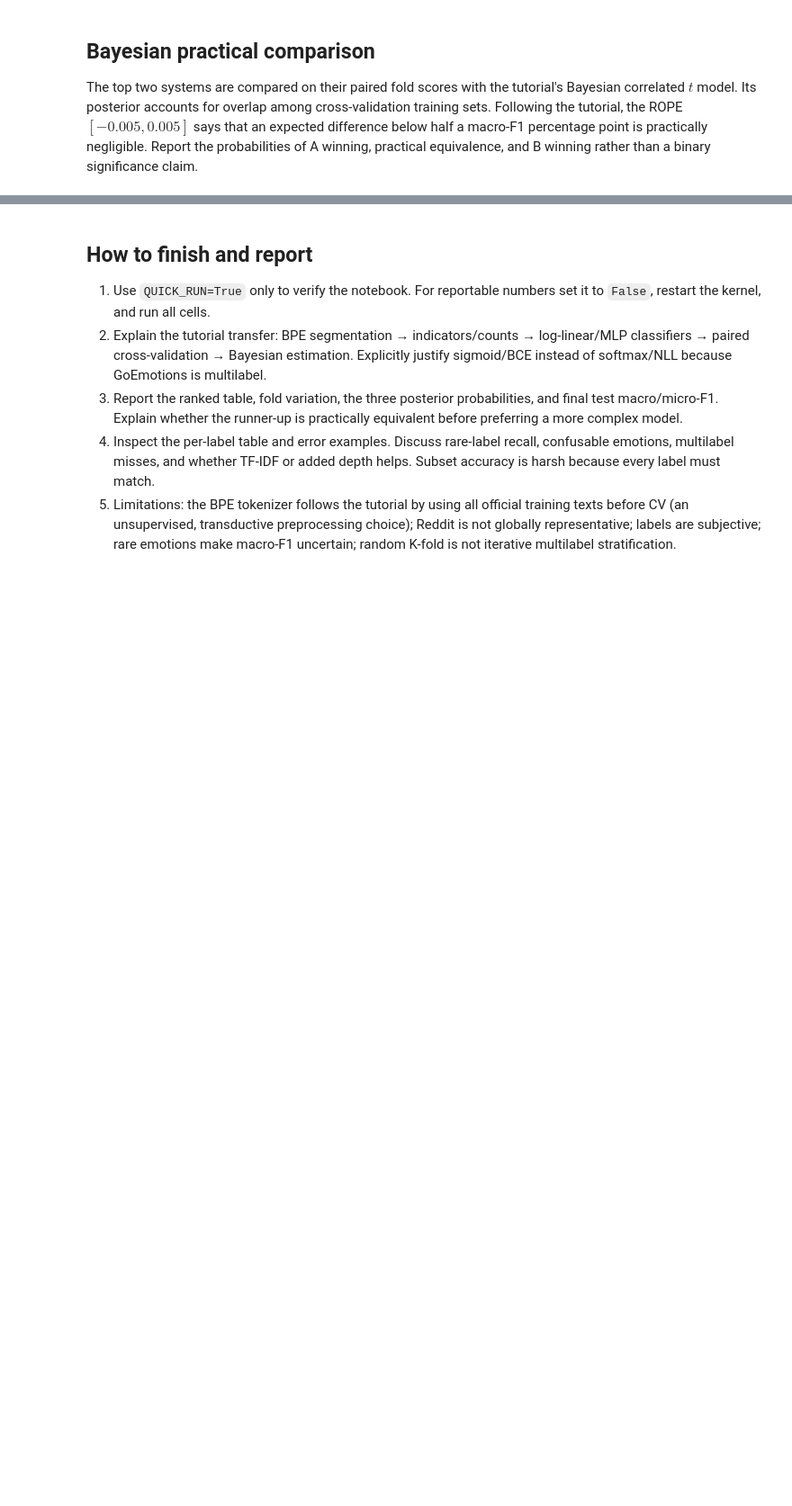
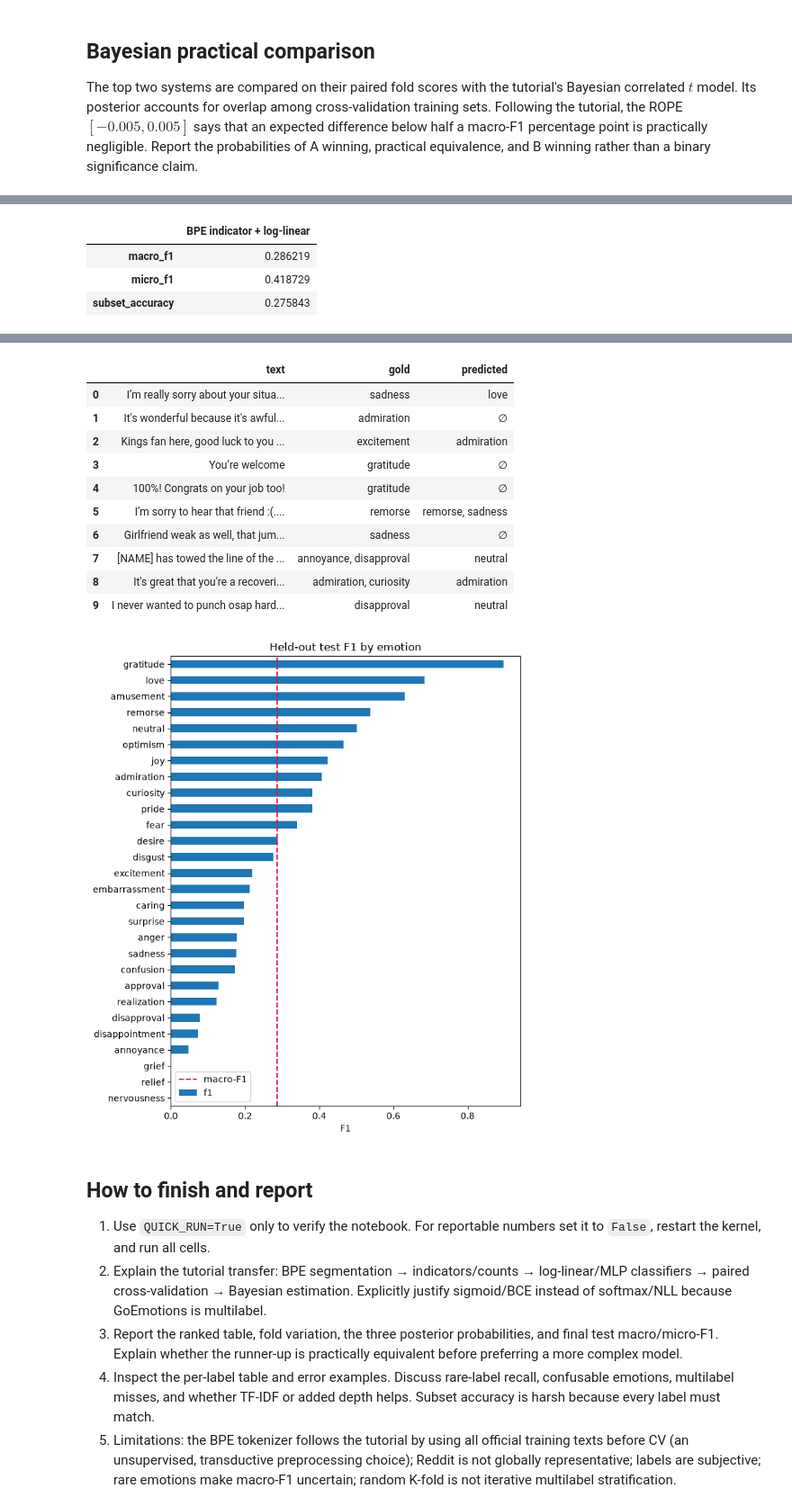
Before and after one commit to BorysMaj/NLP_group40, a Jupyter notebook: part1/GoEmotions_Project_Proposition.ipynb, the cells around one changed output, grey strips where cells are left out. Shown at 90% size. Saved outputs shown, nothing was run; the diff lists cells and outputs as text; code cells hidden in the pictures; blank space fills up the shorter version.

```diff
--- a/part1/GoEmotions_Project_Proposition.ipynb
+++ b/part1/GoEmotions_Project_Proposition.ipynb
@@ -205,7 +312,12 @@ display(final_metrics.to_frame())
 per_label = pd.DataFrame({'label': LABELS, 'support': Y_test.sum(axis=0),
                           'predicted': Y_pred.sum(axis=0),
                           'f1': f1_score(Y_test, Y_pred, average=None, zero_division=0)})
-display(per_label.sort_values('f1').reset_index(drop=True))
+per_label_sorted = per_label.sort_values('f1').reset_index(drop=True)
+display(per_label_sorted)
+ax = per_label_sorted.plot.barh(x='label', y='f1', figsize=(7, 8), legend=False,
+                                title='Held-out test F1 by emotion')
+ax.set(xlabel='F1', ylabel=''); ax.axvline(final_metrics['macro_f1'], color='crimson',
+       linestyle='--', label='macro-F1'); ax.legend(); plt.tight_layout()
 
 def decode(row):
     return ', '.join(np.asarray(LABELS)[np.flatnonzero(row)]) or '∅'
@@ -216,3 +328,8 @@ error_examples = pd.DataFrame({
     'predicted': [decode(Y_pred[i]) for i in mistakes],
 })
 display(error_examples)
+# %% [output]
+|  | BPE indicator + log-linear |
+| macro_f1 | 0.286219 |
+| micro_f1 | 0.418729 |
+| subset_accuracy | 0.275843 |
@@ -219,3 +353,15 @@ display(error_examples)
+|  | text | gold | predicted |
+| 0 | I’m really sorry about your situa... | sadness | love |
+| 1 | It's wonderful because it's awful... | admiration | ∅ |
+| 2 | Kings fan here, good luck to you ... | excitement | admiration |
+| 3 | You’re welcome | gratitude | ∅ |
+| 4 | 100%! Congrats on your job too! | gratitude | ∅ |
+| 5 | I’m sorry to hear that friend :(.... | remorse | remorse, sadness |
+| 6 | Girlfriend weak as well, that jum... | sadness | ∅ |
+| 7 | [NAME] has towed the line of the ... | annoyance, disapproval | neutral |
+| 8 | It's great that you're a recoveri... | admiration, curiosity | admiration |
+| 9 | I never wanted to punch osap hard... | disapproval | neutral |
+[figure, added]
 # %% [markdown]
 ## How to finish and report
 
```
Also changed, not shown: parts of 6 cells of this notebook.
